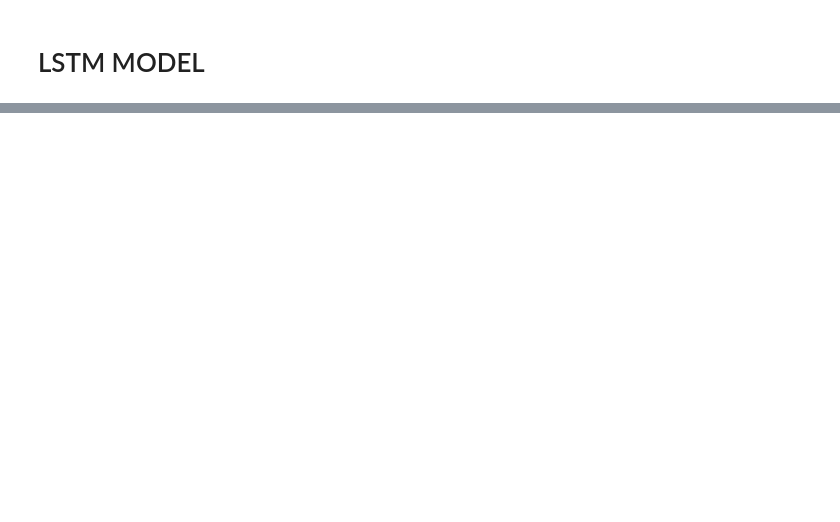
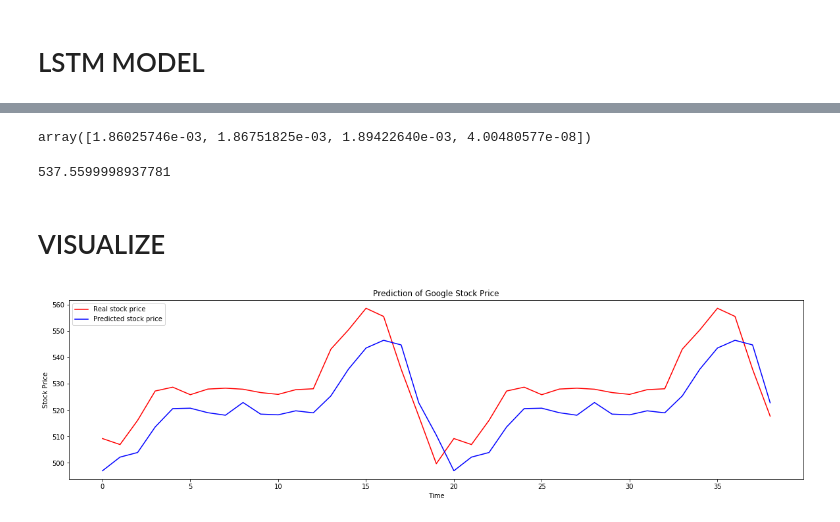
Before and after one commit to ruppatel115/GoogleStockPrice, a Jupyter notebook: MLFinal/ML_Final.ipynb, the cells around one changed output, grey strips where cells are left out. Cells and saved outputs as stored; diff of their text form; code cells hidden in the pictures; blank space fills up the shorter version.

Commit message:
LSTM works and visualized, need LM model now

```diff
--- a/MLFinal/ML_Final.ipynb
+++ b/MLFinal/ML_Final.ipynb
@@ -154,0 +184,4 @@ Epoch 100/100
+# %%
+X_test, y_test = np.array(X_test), np.array(y_test)
+X_test.shape
+y_test.shape
@@ -154,0 +190,2 @@ Epoch 100/100
+# %%
+y_pred = reg.predict(X_test)
@@ -154,0 +214,27 @@ Epoch 100/100
+# %%
+scaler.scale_
+# %% [output]
+array([1.86025746e-03, 1.86751825e-03, 1.89422640e-03, 4.00480577e-08])
+# %%
+scale = 1/1.86025746e-03
+scale
+# %% [output]
+537.5599998937781
+# %%
+y_pred = y_pred*scale
+y_test = y_test*scale
+# %% [markdown]
+# VISUALIZE
+# %%
+#Visualize Results
+
+plt.figure(figsize=(20,5))
+plt.plot(y_test, color='red', label = "Real stock price")
+plt.plot(y_pred, color='blue', label = "Predicted stock price")
+plt.title("Prediction of Google Stock Price")
+plt.xlabel("Time")
+plt.ylabel("Stock Price")
+plt.legend()
+plt.show()
+# %% [output]
+[figure, added]
```
Also changed, not shown: parts of 13 cells of this notebook.
